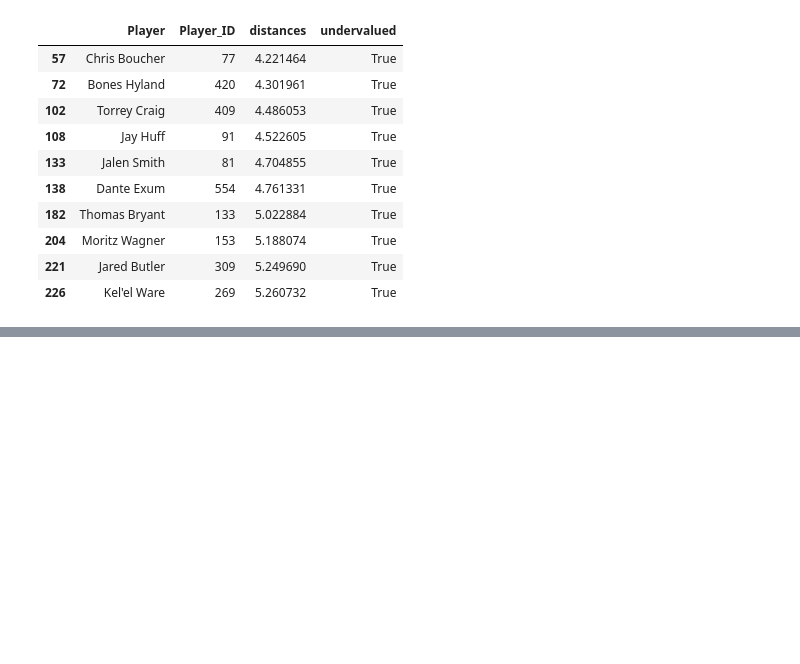
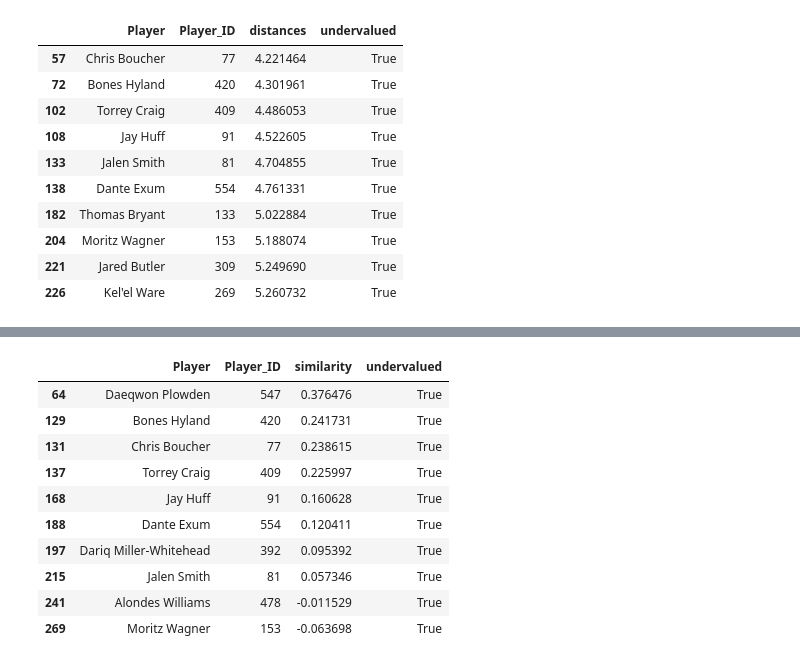
Before and after one commit to patience275/nba, a Jupyter notebook: nba.ipynb, the cells around one changed output, grey strips where cells are left out. Drawn from its saved outputs; the diff is of its cells as text; code cells hidden in the pictures; blank space fills up the shorter version.

```diff
--- a/nba.ipynb
+++ b/nba.ipynb
@@ -1542,0 +1528,19 @@ display(undervalued_recs_unique.head(10))
+# %%
+from sklearn.metrics.pairwise import cosine_similarity
+import numpy as np
+
+# Calculate Cosine similarity
+similarities = cosine_similarity(perfomance, input_vector)
+
+# Create a new player_info DataFrame with the same index as perfomance
+player_info_filtered = df[['Player', 'Player_ID']].reset_index(drop=True)
+
+# Add similarities to the recommendation dataframe
+recomendation_cosine = player_info_filtered.copy()
+recomendation_cosine['similarity'] = similarities
+
+# Sort by similarity in descending order (higher similarity means more similar)
+recomendation_cosine = recomendation_cosine.sort_values(by='similarity', ascending=False)
+
+# Display the top 10 recommendations based on Cosine similarity
+display(recomendation_cosine.head(10))
@@ -1543,3 +1559,24 @@ display(undervalued_recs_unique.head(10))
+# %%
+
+undervalued_recs_cosine = pd.merge(recomendation_cosine, df[['Player', 'undervalued']], on='Player')
+
+# Filter for undervalued players using its own 'undervalued' column
+undervalued_recs_cosine = undervalued_recs_cosine[undervalued_recs_cosine['undervalued'] == True]
+
+# Display the top undervalued recommendations
+display(undervalued_recs_cosine.head(10))
+# %% [output]
+|  | Player | Player_ID | similarity | undervalued |
+| 64 | Daeqwon Plowden | 547 | 0.376476 | True |
+| 129 | Bones Hyland | 420 | 0.241731 | True |
+| 131 | Chris Boucher | 77 | 0.238615 | True |
+| 137 | Torrey Craig | 409 | 0.225997 | True |
+| 168 | Jay Huff | 91 | 0.160628 | True |
+| 188 | Dante Exum | 554 | 0.120411 | True |
+| 197 | Dariq Miller-Whitehead | 392 | 0.095392 | True |
+| 215 | Jalen Smith | 81 | 0.057346 | True |
+| 241 | Alondes Williams | 478 | -0.011529 | True |
+| 269 | Moritz Wagner | 153 | -0.063698 | True |
 # %%
 import pickle
 with open('scaler.pkl', 'wb') as f:
```
Also changed, not shown: parts of 2 cells of this notebook.
